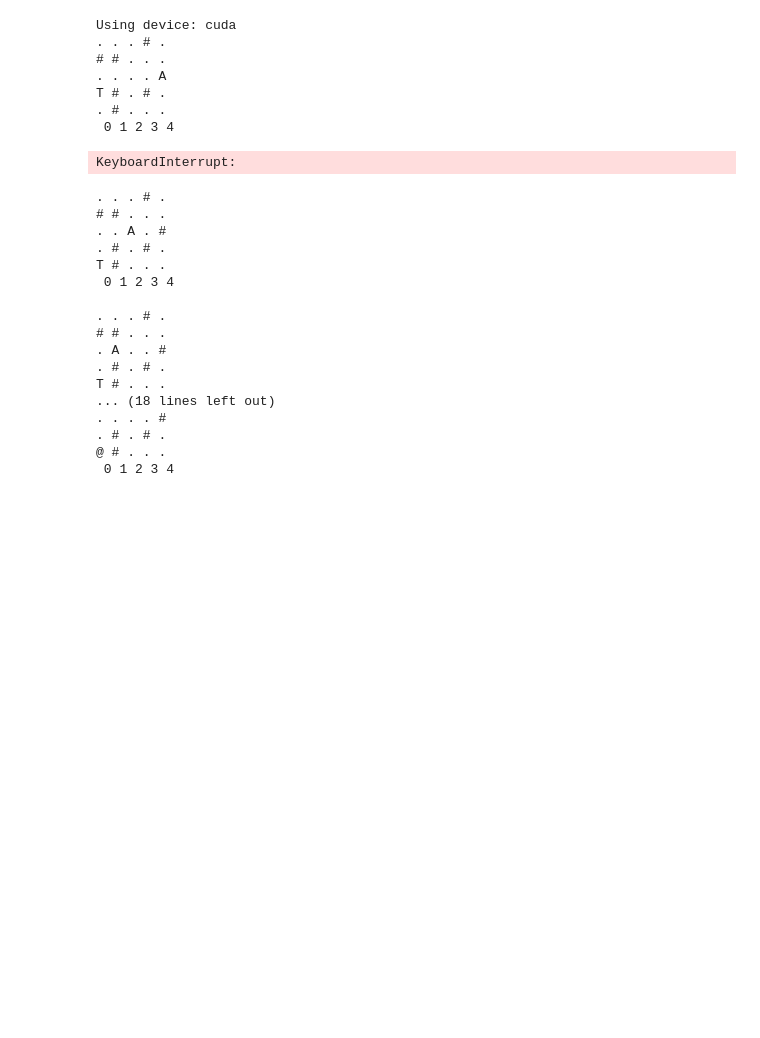
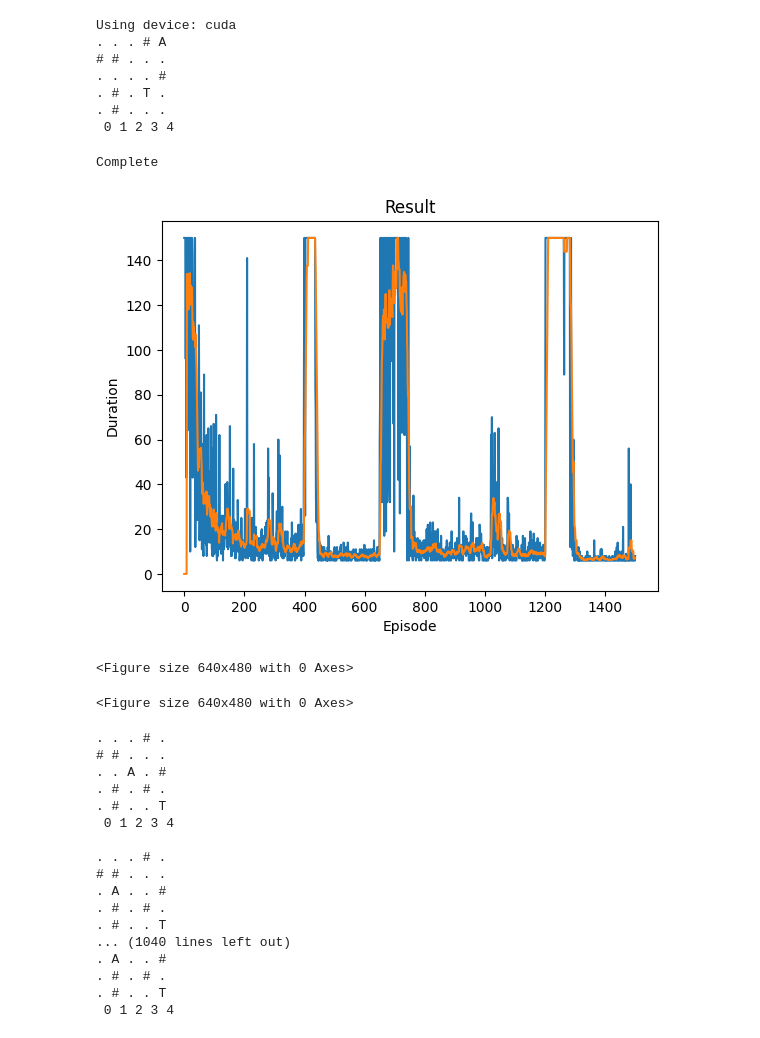
Before and after one commit to rulas99/rl_uniandes, a Jupyter notebook: drl/ddqn_morphin.ipynb, the cells around one changed output. Cells and saved outputs as stored; diff of their text form; code cells hidden in the pictures; blank space fills up the shorter version.

```diff
--- a/drl/ddqn_morphin.ipynb
+++ b/drl/ddqn_morphin.ipynb
@@ -99,7 +99,7 @@ BATCH_SIZE = 128       # Tamaño del minibatch muestreado del buffer
 GAMMA = 0.99          # Factor de descuento
 EPS_START = 1         # Valor inicial de épsilon (exploración)
 EPS_END = 0.05        # Valor final de épsilon (más bajo para mejor explotación)
-EPS_DECAY = 10000
+EPS_DECAY = 80000
 TAU = 0.005           # Tasa de actualización de la red objetivo (soft update)
 LR = 5e-4             # Tasa de aprendizaje para el optimizador AdamW
 steps_done = 0
@@ -154,6 +154,7 @@ def plot_durations(show_result=False):
     """
     Función para graficar el progreso del entrenamiento.
     """
+    global steps_done
     plt.figure(1)
     durations_t = torch.tensor(episode_durations, dtype=torch.float)
     if show_result:
@@ -247,34 +248,34 @@ def reset_optimizer():
     optimizer = optim.AdamW(policy_net.parameters(), lr=LR, amsgrad=True)
 # %% [output]
 Using device: cuda
-. . . # .
+. . . # A
 # # . . .
-. . . . A
-T # . # .
+. . . . #
+. # . T .
 . # . . .
  0 1 2 3 4
 # %%
 # --- Ejecución del Entrenamiento ---
 num_episodes = 1500
-switch_1 = 501
-switch_2 = 1001
+switch_1 = 650
+switch_2 = 1201
 
 for i_episode in range(num_episodes):
 
     just_switched = False
     if i_episode == 0:
         current_goal = (0, 0)  # Goal en columna 1, fila inferior
-    #elif i_episode == switch_1:
-    #    current_goal = (4,0)
+    elif i_episode == switch_1:
+        current_goal = (4,0)
         just_switched = True
-    #elif i_episode == switch_2:
-    #    current_goal = (0,0)
+    elif i_episode == switch_2:
+        current_goal = (0,0)
     #    just_switched = True
 
     if just_switched:
         steps_done = 0
-        flush_replay_keep_frac(0.1)
-        reset_optimizer()
+        #flush_replay_keep_frac(0.1)
+        #reset_optimizer()
 
     state, info = env.reset(options={"agent_start": (2, 4), "goal": current_goal})  # Agente en centro superior
 
@@ -297,37 +298,40 @@ for i_episode in range(num_episodes):
 
         # Guardar la transición en la memoria
         memory.push(state, action, next_state, reward)
 
         # Mover al siguiente estado
         state = next_state
 
         # Realizar un paso de optimización en la red principal
         optimize_model()
 
         # "Soft update" de los pesos de la red objetivo
         # θ_target = τ*θ_policy + (1 - τ)*θ_target
         target_net_state_dict = target_net.state_dict()
         policy_net_state_dict = policy_net.state_dict()
         for key in policy_net_state_dict:
             target_net_state_dict[key] = policy_net_state_dict[key]*TAU + target_net_state_dict[key]*(1-TAU)
         target_net.load_state_dict(target_net_state_dict)
 
         #print(env.render(),reward)
         if done:
             episode_durations.append(t + 1)
             plot_durations()
             break
 
 print('Complete')
 plot_durations(show_result=True)
 
 plt.ioff()
 plt.show()
 # %% [output]
-KeyboardInterrupt:
+Complete
+[figure, added]
+<Figure size 640x480 with 0 Axes>
+<Figure size 640x480 with 0 Axes>
 # %%
 # plot the agent in the environment
-state, info = env.reset(options={"agent_start": (2, 2), "goal": current_goal})  # Agente en centro superior
+state, info = env.reset(options={"agent_start": (2, 2), "goal": (4,0)})  # Agente en centro superior
 print(env.render())
 done = False
 while not done:
@@ -343,18 +347,18 @@ while not done:
 # # . . .
 . . A . #
 . # . # .
-T # . . .
+. # . . T
  0 1 2 3 4
 
 . . . # .
 # # . . .
 . A . . #
 . # . # .
-T # . . .
-... (18 lines left out)
-. . . . #
+. # . . T
+... (1040 lines left out)
+. A . . #
 . # . # .
-@ # . . .
+. # . . T
  0 1 2 3 4
 # %%
 # see the q_values for the initial state
```
Also changed, not shown: parts of 1 cell of this notebook.
